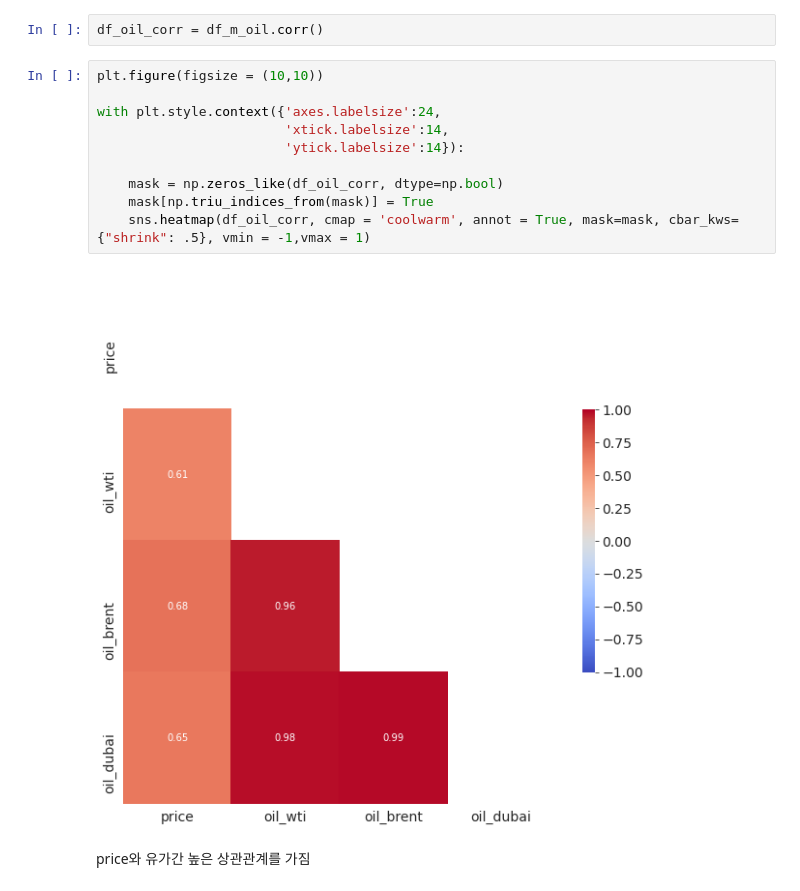
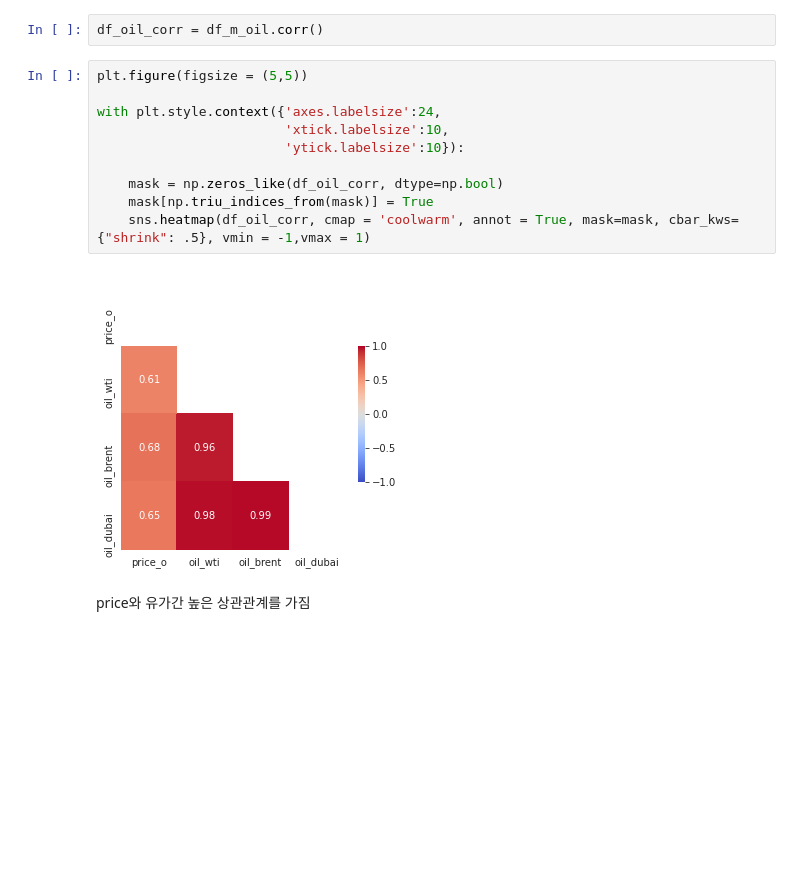
Before and after one commit to Yeony54/Project_Seafood_Import_Price_Prediction, a Jupyter notebook: 2. 추가데이터 EDA_수정 (2).ipynb, the cells around one changed output. Drawn from its saved outputs; the diff is of its cells as text; blank space fills up the shorter version.

```diff
--- a/2. 추가데이터 EDA_수정 (2).ipynb
+++ b/2. 추가데이터 EDA_수정 (2).ipynb
@@ -1173,17 +1226,17 @@ df_m_oil.drop(columns = ['year','week'],inplace=True)
 # %%
 df_oil_corr = df_m_oil.corr()
 # %%
-plt.figure(figsize = (10,10))
+plt.figure(figsize = (5,5))
 
 with plt.style.context({'axes.labelsize':24,
-                        'xtick.labelsize':14,
-                        'ytick.labelsize':14}):
+                        'xtick.labelsize':10,
+                        'ytick.labelsize':10}):
 
     mask = np.zeros_like(df_oil_corr, dtype=np.bool)
     mask[np.triu_indices_from(mask)] = True
     sns.heatmap(df_oil_corr, cmap = 'coolwarm', annot = True, mask=mask, cbar_kws={"shrink": .5}, vmin = -1,vmax = 1)
 # %% [output]
-[figure, old version]
+[figure, new version]
 # %% [markdown]
 price와 유가간 높은 상관관계를 가짐
 # %% [markdown]
```
Also changed, not shown: parts of 49 cells of this notebook.
